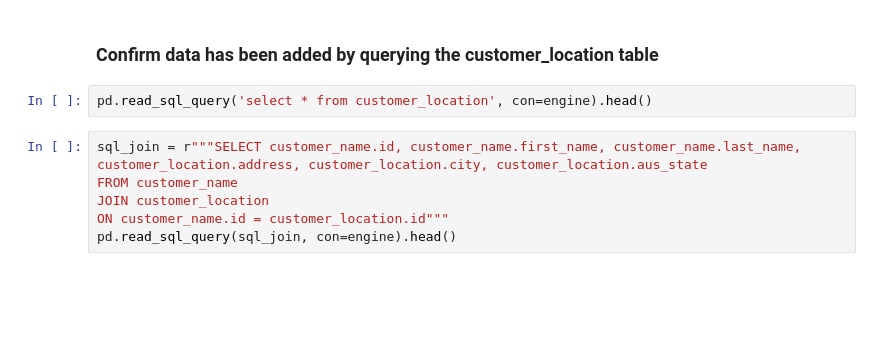
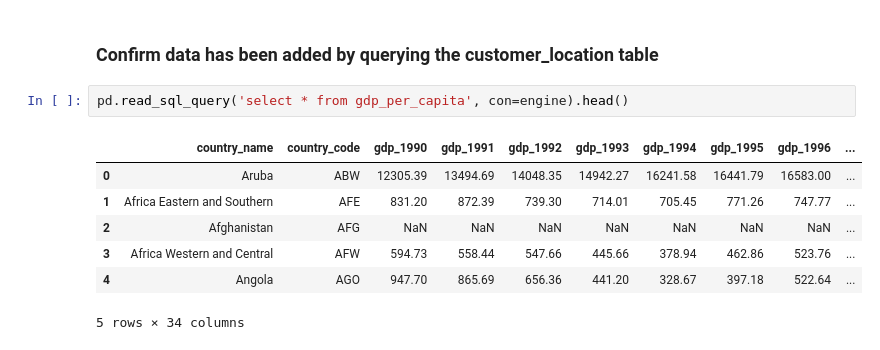
Before and after one commit to Anguyensfg/project-2, a Jupyter notebook: project2etl.ipynb, the cells around one changed output. Cells and saved outputs as stored; diff of their text form; blank space fills up the shorter version.

```diff
--- a/project2etl.ipynb
+++ b/project2etl.ipynb
@@ -153,11 +161,12 @@ pd.read_sql_query('select * from customer_name', con=engine).head()
 # %% [markdown]
 ### Confirm data has been added by querying the customer_location table
 # %%
-pd.read_sql_query('select * from customer_location', con=engine).head()
+pd.read_sql_query('select * from gdp_per_capita', con=engine).head()
+# %% [output]
+|  | country_name | country_code | gdp_1990 | gdp_1991 | gdp_1992 | gdp_1993 | gdp_1994 | gdp_1995 | gdp_1996 | ... |
+| 0 | Aruba | ABW | 12305.39 | 13494.69 | 14048.35 | 14942.27 | 16241.58 | 16441.79 | 16583.00 | ... |
+| 1 | Africa Eastern and Southern | AFE | 831.20 | 872.39 | 739.30 | 714.01 | 705.45 | 771.26 | 747.77 | ... |
+| 2 | Afghanistan | AFG | NaN | NaN | NaN | NaN | NaN | NaN | NaN | ... |
+| 3 | Africa Western and Central | AFW | 594.73 | 558.44 | 547.66 | 445.66 | 378.94 | 462.86 | 523.76 | ... |
+| 4 | Angola | AGO | 947.70 | 865.69 | 656.36 | 441.20 | 328.67 | 397.18 | 522.64 | ... |
+5 rows × 34 columns
-# %%
-sql_join = r"""SELECT customer_name.id, customer_name.first_name, customer_name.last_name,
-customer_location.address, customer_location.city, customer_location.aus_state
-FROM customer_name
-JOIN customer_location
-ON customer_name.id = customer_location.id"""
-pd.read_sql_query(sql_join, con=engine).head()
```
Also changed, not shown: parts of 13 cells of this notebook, 4 other files.
